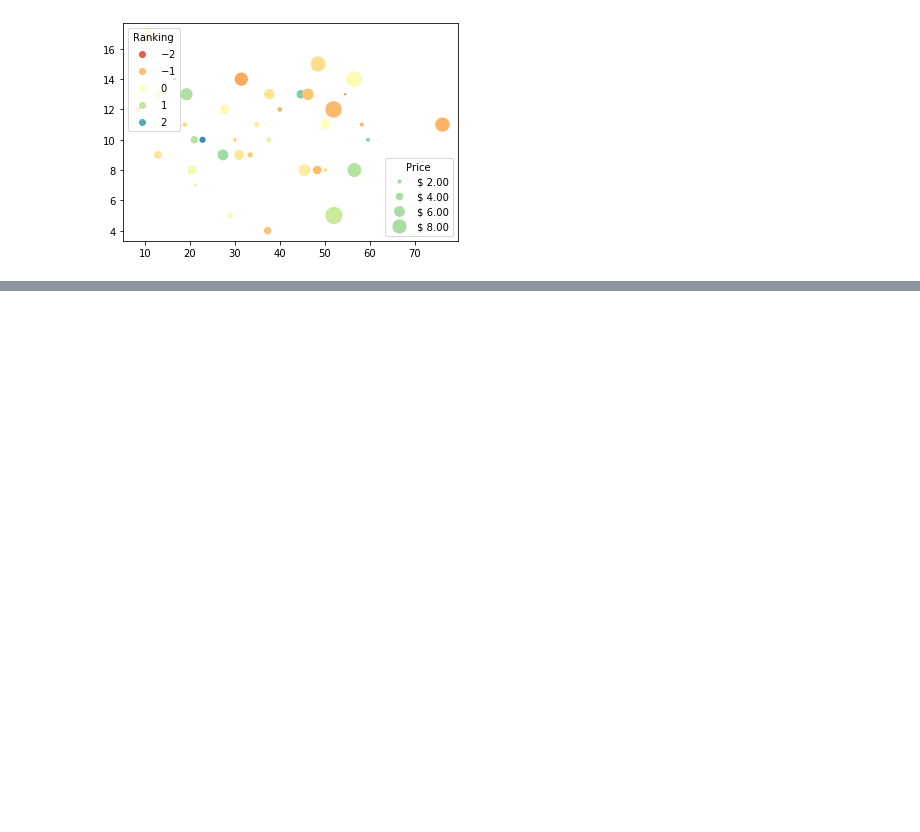
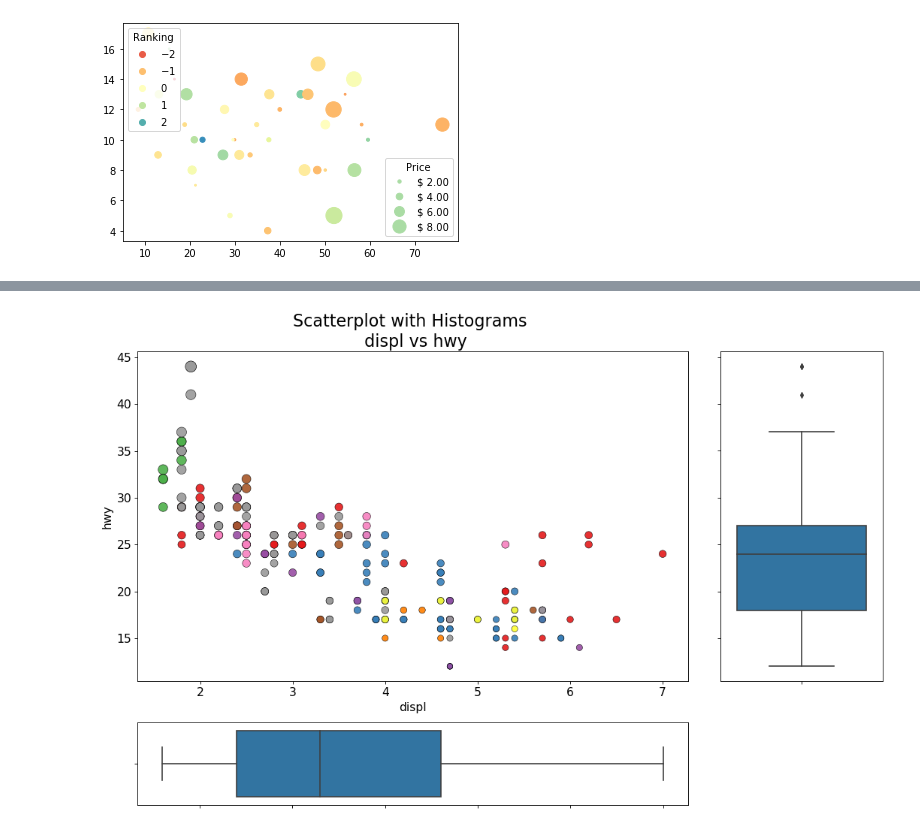
Before and after one commit to scalefreeus/peanuts, a Jupyter notebook: notebooks/visualization/scatter_plot.ipynb, the cells around one changed output, grey strips where cells are left out. Cells and saved outputs as stored; diff of their text form; code cells hidden in the pictures; blank space fills up the shorter version.

```diff
--- a/notebooks/visualization/scatter_plot.ipynb
+++ b/notebooks/visualization/scatter_plot.ipynb
@@ -172,0 +212,37 @@ fig.show()
+# %%
+import seaborn as sns
+# Import Data
+df = pd.read_csv("mpg_ggplot2.csv")
+
+# Create Fig and gridspec
+fig = plt.figure(figsize=(16, 10), dpi= 80)
+grid = plt.GridSpec(4, 4, hspace=0.5, wspace=0.2)
+
+# Define the axes
+ax_main = fig.add_subplot(grid[:-1, :-1])
+ax_right = fig.add_subplot(grid[:-1, -1], xticklabels=[], yticklabels=[])
+ax_bottom = fig.add_subplot(grid[-1, 0:-1], xticklabels=[], yticklabels=[])
+
+# Scatterplot on main ax
+ax_main.scatter('displ', 'hwy', s=df.cty*5, c=df.manufacturer.astype('category').cat.codes, alpha=.9, data=df, cmap="Set1", edgecolors='black', linewidths=.5)
+
+# Add a graph in each part
+sns.boxplot(df.hwy, ax=ax_right, orient="v")
+sns.boxplot(df.displ, ax=ax_bottom, orient="h")
+
+# Decorations ------------------
+# Remove x axis name for the boxplot
+ax_bottom.set(xlabel='')
+ax_right.set(ylabel='')
+
+# Main Title, Xlabel and YLabel
+ax_main.set(title='Scatterplot with Histograms \n displ vs hwy', xlabel='displ', ylabel='hwy')
+
+# Set font size of different components
+ax_main.title.set_fontsize(20)
+for item in ([ax_main.xaxis.label, ax_main.yaxis.label] + ax_main.get_xticklabels() + ax_main.get_yticklabels()):
+    item.set_fontsize(14)
+
+plt.show()
+# %% [output]
+[figure, added]
```
Also changed, not shown: parts of 2 cells of this notebook, 24 other files.
